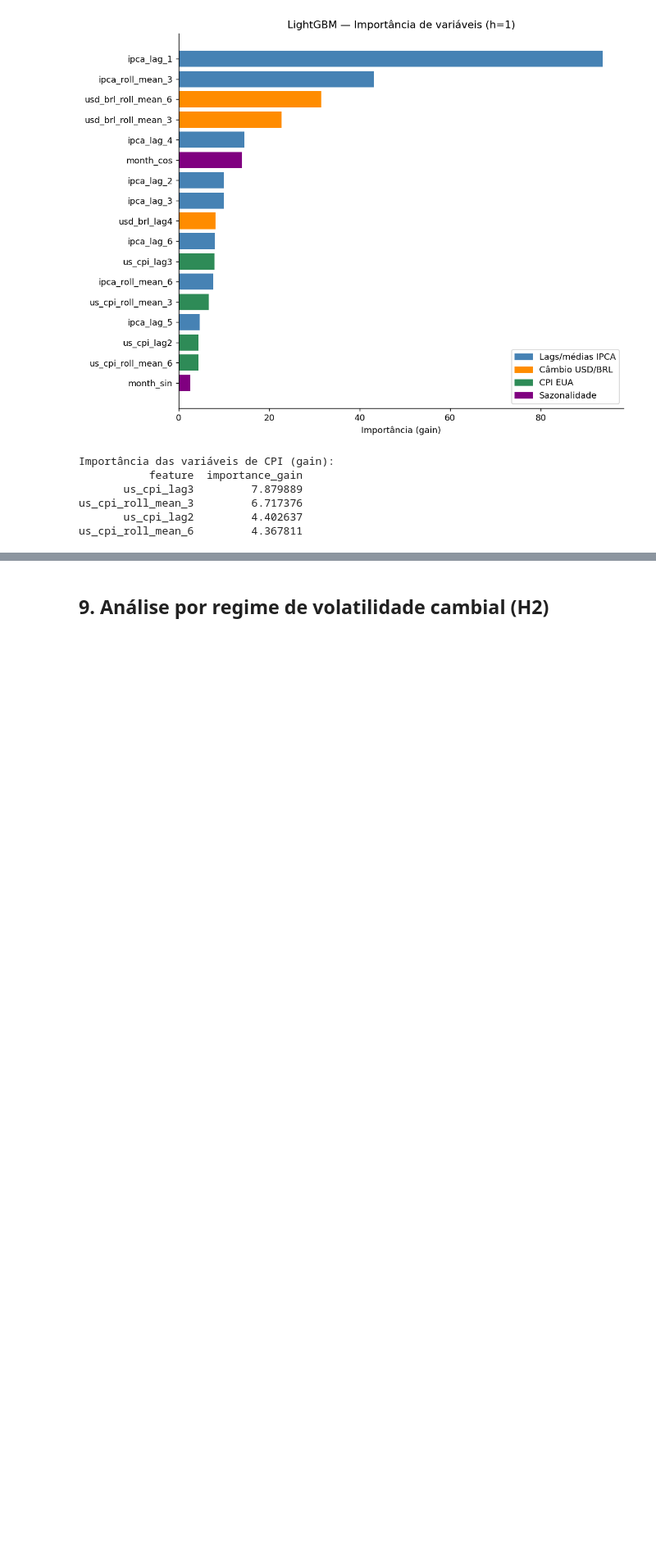
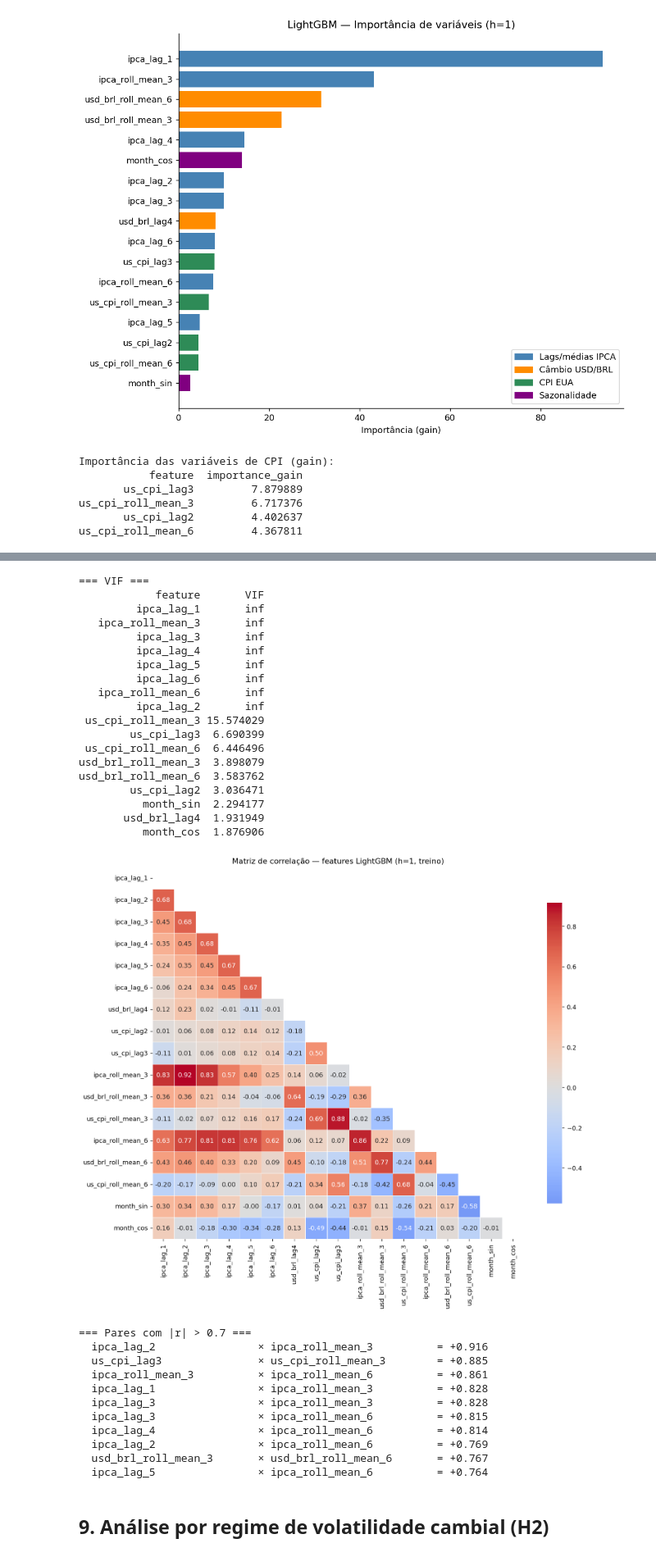
Before and after one commit to abreu-gabriel/abreu-data-experiments, a Jupyter notebook: br_inflation_forecasting/lightgbm/02_lightgbm.ipynb, the cells around one changed output, grey strips where cells are left out. Shown at 82% size. Cells and saved outputs as stored; diff of their text form; code cells hidden in the pictures; blank space fills up the shorter version.

```diff
--- a/br_inflation_forecasting/lightgbm/02_lightgbm.ipynb
+++ b/br_inflation_forecasting/lightgbm/02_lightgbm.ipynb
@@ -635,3 +661,74 @@ us_cpi_roll_mean_6         4.367811
+# %%
+# == 8b. Multicolinearidade e redundância informacional ==
+
+from statsmodels.stats.outliers_influence import variance_inflation_factor
+import seaborn as sns
+
+feat_cols_h1 = get_feature_cols(feat_full, horizon=1, baseline_only=False)
+X_train = train_data[feat_cols_h1].copy()
+
+# --- VIF ---
+vif = pd.DataFrame({
+    'feature': X_train.columns,
+    'VIF': [variance_inflation_factor(X_train.values, i) for i in range(X_train.shape[1])]
+}).sort_values('VIF', ascending=False)
+
+print('=== VIF ===')
+print(vif.to_string(index=False))
+
+# --- Matriz de correlação ---
+fig, ax = plt.subplots(figsize=(12, 10))
+corr = X_train.corr()
+mask = np.triu(np.ones_like(corr, dtype=bool))
+sns.heatmap(corr, mask=mask, annot=True, fmt='.2f', cmap='coolwarm',
+            center=0, ax=ax, square=True, linewidths=0.5,
+            cbar_kws={'shrink': 0.8})
+ax.set_title('Matriz de correlação — features LightGBM (h=1, treino)')
+plt.tight_layout()
+plt.savefig('lgbm_correlation_matrix.png', dpi=150, bbox_inches='tight')
+plt.show()
+
+# Pares com |r| > 0.7
+high_corr = []
+for i in range(len(corr.columns)):
+    for j in range(i+1, len(corr.columns)):
+        if abs(corr.iloc[i, j]) > 0.7:
+            high_corr.append((corr.columns[i], corr.columns[j], round(corr.iloc[i, j], 3)))
+print('\n=== Pares com |r| > 0.7 ===')
+for a, b, r in sorted(high_corr, key=lambda x: -abs(x[2])):
+    print(f'  {a:25} × {b:25} = {r:+.3f}')
+# %% [output]
+=== VIF ===
+            feature       VIF
+         ipca_lag_1       inf
+   ipca_roll_mean_3       inf
+         ipca_lag_3       inf
+         ipca_lag_4       inf
+         ipca_lag_5       inf
+         ipca_lag_6       inf
+   ipca_roll_mean_6       inf
+         ipca_lag_2       inf
+ us_cpi_roll_mean_3 15.574029
+        us_cpi_lag3  6.690399
+ us_cpi_roll_mean_6  6.446496
+usd_brl_roll_mean_3  3.898079
+usd_brl_roll_mean_6  3.583762
+        us_cpi_lag2  3.036471
+          month_sin  2.294177
+       usd_brl_lag4  1.931949
+          month_cos  1.876906
+[figure, added]
+=== Pares com |r| > 0.7 ===
+  ipca_lag_2                × ipca_roll_mean_3          = +0.916
+  us_cpi_lag3               × us_cpi_roll_mean_3        = +0.885
+  ipca_roll_mean_3          × ipca_roll_mean_6          = +0.861
+  ipca_lag_1                × ipca_roll_mean_3          = +0.828
+  ipca_lag_3                × ipca_roll_mean_3          = +0.828
+  ipca_lag_3                × ipca_roll_mean_6          = +0.815
+  ipca_lag_4                × ipca_roll_mean_6          = +0.814
+  ipca_lag_2                × ipca_roll_mean_6          = +0.769
+  usd_brl_roll_mean_3       × usd_brl_roll_mean_6       = +0.767
+  ipca_lag_5                × ipca_roll_mean_6          = +0.764
 # %% [markdown]
 ## 9. Análise por regime de volatilidade cambial (H2)
 # %%
```
Also changed, not shown: parts of 1 cell of this notebook, 5 other files.
